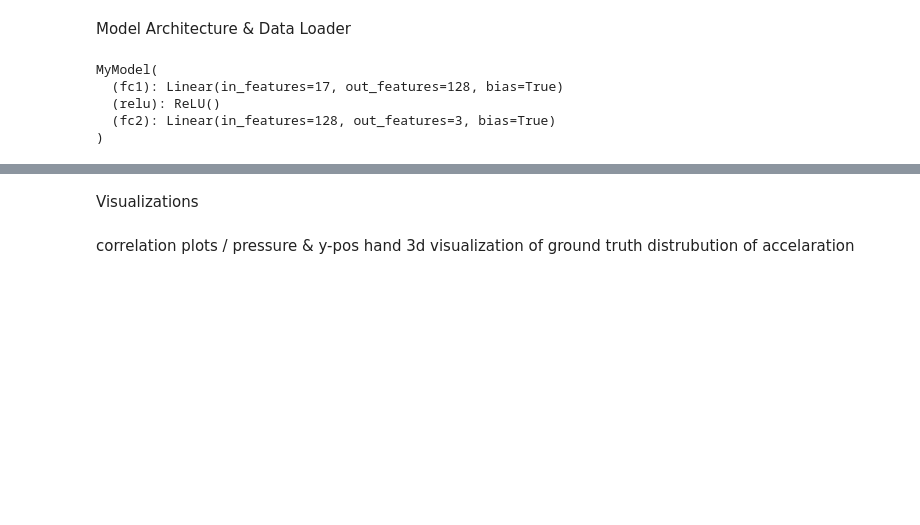
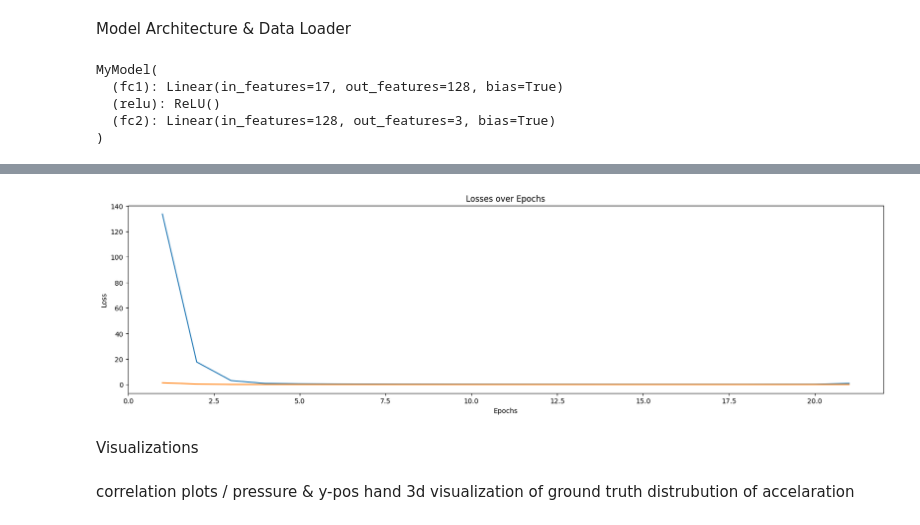
Before and after one commit to faweigend/wearable_mocap_data, a Jupyter notebook: Script.ipynb, the cells around one changed output, grey strips where cells are left out. Saved outputs shown, nothing was run; the diff lists cells and outputs as text; code cells hidden in the pictures; blank space fills up the shorter version.

```diff
--- a/Script.ipynb
+++ b/Script.ipynb
@@ -59,14 +169,15 @@ class MyModel(nn.Module):
 # %%
-file_path = '/Users/affanbinusman/Dropbox (ASU)/IRL-Lab/P&G/hackathon_data/watch_phone_motive_rec_2023-07-07_17-28-44.csv'     # Update path where your data is located
-
 """
     We encourage you to play around with these parameters to see what works better for this model architecture and dataset.
 """
 batch_size = 500
 learning_rate = 0.001
-num_epochs = 500
+num_epochs = 100
 test_data_size = 0.2            # Range 0-1. You may increase or decrease the recommended testing data size by updating this variable
 
 hidden_size = 128               # This represents the middle layer of the neural network. You may manually play around with the model architecture by adding more layers
 criterion = nn.SmoothL1Loss()   # Try out different loss functions and optimizers to see what works with different tasks.
-optimizer = optim.Adam          # For more information, visit: https://pytorch.org/docs/stable/nn.html#loss-functions, https://pytorch.org/docs/stable/optim.html
+
+patience = 5
+best_loss = float('inf')
+num_epochs_without_improvement = 0
@@ -90,9 +184,23 @@ optimizer = optimizer(model.parameters(), lr=learning_rate)
 # %%
+# Data loading calls to class and functions
+dataset = MyDataset(file_path)
+
+train_dataset, test_dataset = train_test_split(dataset, test_size=test_data_size, shuffle=True)
+train_loader = DataLoader(train_dataset, batch_size=batch_size, shuffle=True)
+test_loader = DataLoader(test_dataset, batch_size=batch_size, shuffle=False)
+
+# Initialzing the model with inputs
+input_size = len(dataset.features[0])
+output_size = len(dataset.labels[0])
+
+model = MyModel(input_size, hidden_size, output_size)
+criterion = nn.SmoothL1Loss() #mean square / regression
+optimizer = optim.Adam(model.parameters(), lr=learning_rate)        # For more information, visit: https://pytorch.org/docs/stable/nn.html#loss-functions, https://pytorch.org/docs/stable/optim.html
+
 """
     If you have GPU resource available, the training process will be faster!
     It's okay if you dont have a GPU. The code works without one as well.
 """
-
 device = torch.device("cuda" if torch.cuda.is_available() else "cpu")
 model.to(device)
 # %% [output]
@@ -163,3 +284,14 @@ Smooth L1 Loss: 0.027201696299016476
+# %%
+mean_training, std_training = np.mean(losses_train), np.std(losses_train)
+mean_eval, std_eval = np.mean(losses_eval), np.std(losses_eval)
+epochs_total = range(1, 1 + len(losses_train))
+
+plt.subplots(1, figsize=(20,5))
+plt.plot(epochs_total, losses_train, label = "Training Loss")
+plt.plot(epochs_total, losses_eval, label = "Evaluation Loss")
+pltshow('Epochs', 'Loss', 'Losses over Epochs')
+# %% [output]
+[figure, added]
 # %% [markdown]
 Visualizations
 # %% [markdown]
```
Also changed, not shown: parts of 15 cells of this notebook.
